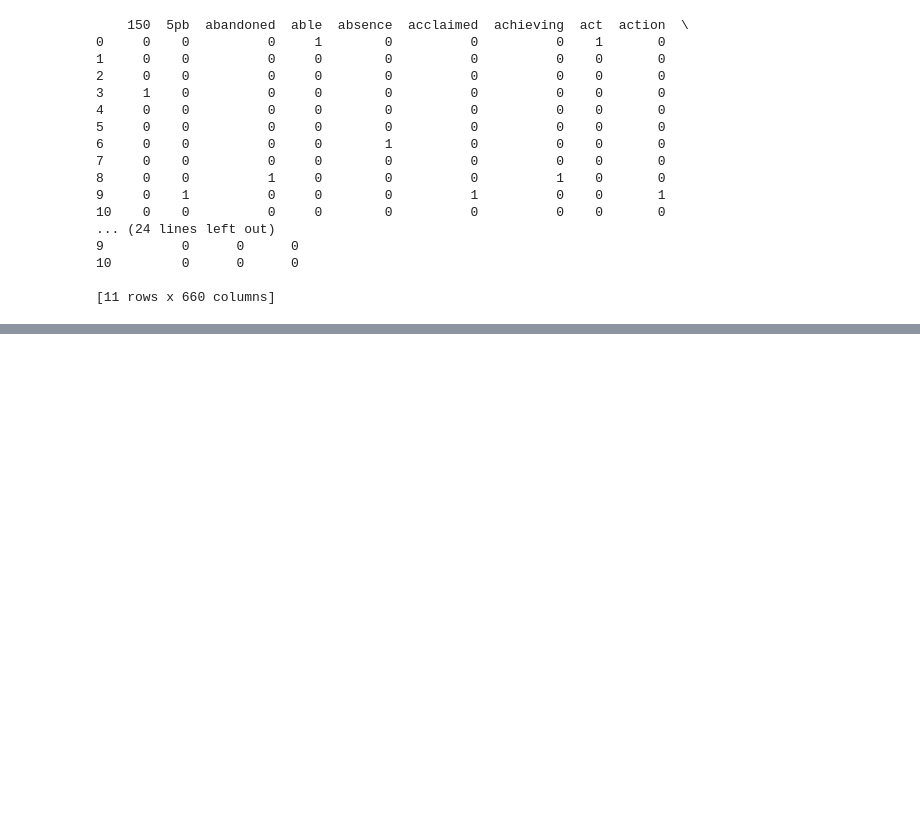
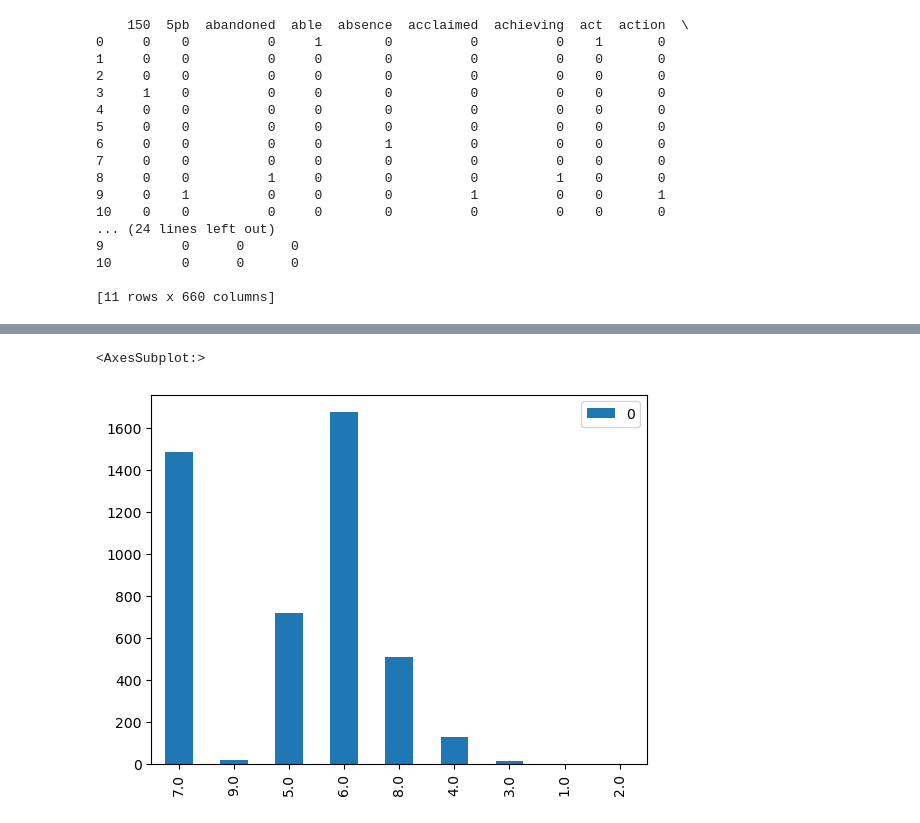
Before and after one commit to DerekLStudent/Anime_Descriptions_To_Ratings, a Jupyter notebook: Predicting_Anime_Rating_NB.ipynb, the cells around one changed output, grey strips where cells are left out. Saved outputs shown, nothing was run; the diff lists cells and outputs as text; code cells hidden in the pictures; blank space fills up the shorter version.

```diff
--- a/Predicting_Anime_Rating_NB.ipynb
+++ b/Predicting_Anime_Rating_NB.ipynb
@@ -309,0 +379,11 @@ print(df)
+# %%
+from collections import Counter
+import pandas
+
+data = np.rint(y_test)
+count = Counter(data)
+df = pandas.DataFrame.from_dict(count, orient='index')
+df.plot(kind='bar')
+# %% [output]
+<AxesSubplot:>
+[figure, added]
```
Also changed, not shown: parts of 13 cells of this notebook.
